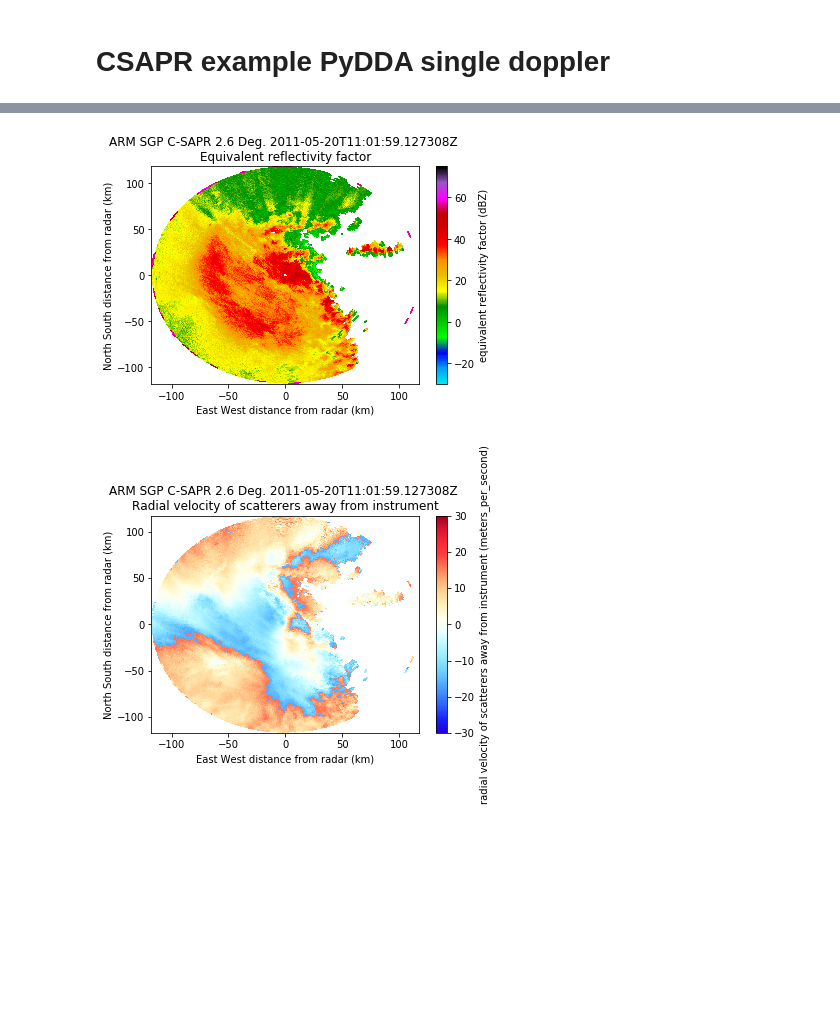
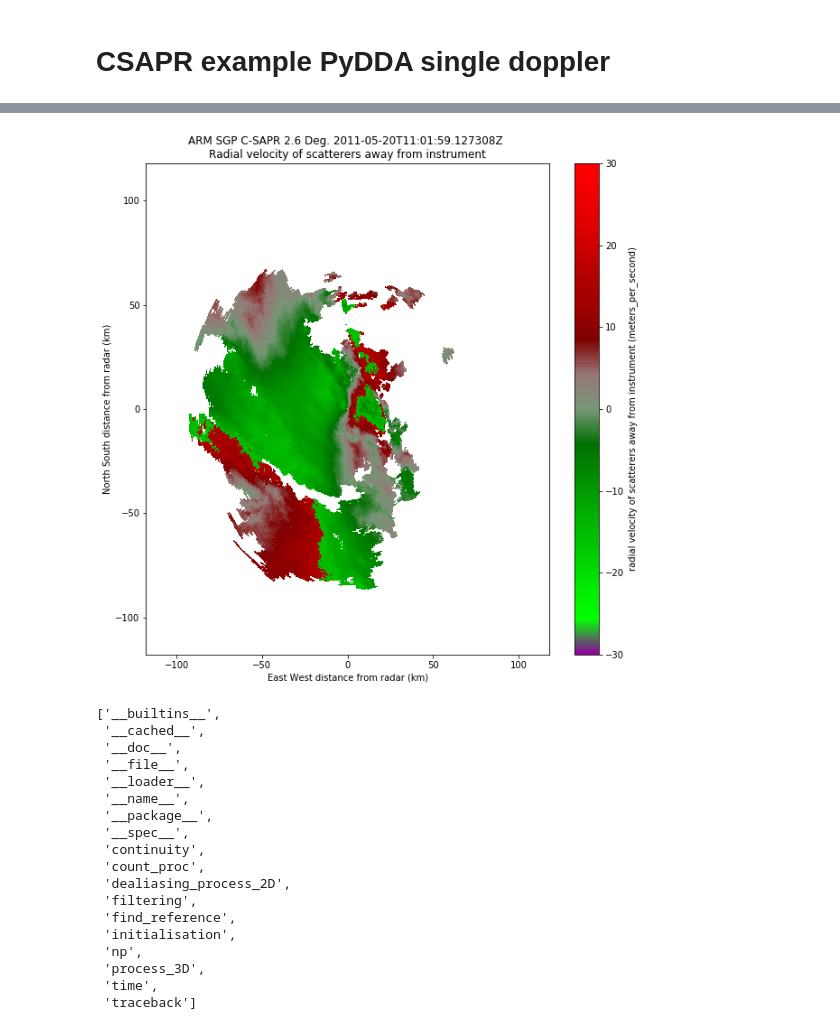
Before and after one commit to rcjackson/various_notebooks, a Jupyter notebook: PYDDA CSAPR example.ipynb, the cells around one changed output, grey strips where cells are left out. Saved outputs shown, nothing was run; the diff lists cells and outputs as text; code cells hidden in the pictures; blank space fills up the shorter version.

```diff
--- a/PYDDA CSAPR example.ipynb
+++ b/PYDDA CSAPR example.ipynb
@@ -31,9 +42,16 @@ azimuth:
         instrument_name: ARM SGP C-SAPR
 # %%
 display = pyart.graph.RadarDisplay(xsapr)
+# %%
+gate_number = np.tile(np.arange(0, xsapr.ngates), (xsapr.nrays,1))
+xsapr.add_field_like('normalized_coherent_power', 'gate_number', gate_number)
 # %%
 gatefilter = pyart.filters.GateFilter(xsapr)
 vel_texture = pyart.retrieve.calculate_velocity_texture(xsapr)
 xsapr.add_field('velocity_texture', vel_texture, replace_existing=True)
-#gatefilter.exclude_below('normalized_coherent_power',0.5)
+gatefilter.exclude_below('normalized_coherent_power',0.9)
 gatefilter.exclude_above('velocity_texture', 4)
+gatefilter = pyart.correct.despeckle_field(xsapr, 'reflectivity', gatefilter=gatefilter, size=100)
+
+gatefilter_reflectivity = pyart.filters.GateFilter(xsapr)
+gatefilter_reflectivity.exclude_above('gate_number', 950)
@@ -46,9 +83,27 @@ plt.plot(hist[1:], bins)
 # %%
-display.plot_ppi('reflectivity', gatefilter=gatefilter, sweep=3)
+plt.figure(figsize=(10,10))
+display.plot_ppi('velocity', gatefilter=gatefilter, sweep=3, cmap='pyart_NWSVel')
 # %% [output]
-[figure, old version]
+[figure, new version]
-# %%
-display.plot_ppi('velocity', gatefilter=gatefilter, sweep=3)
-# %% [output]
-[figure, removed]
+# %%
+dir(dealias)
+# %% [output]
+['__builtins__',
+ '__cached__',
+ '__doc__',
+ '__file__',
+ '__loader__',
+ '__name__',
+ '__package__',
+ '__spec__',
+ 'continuity',
+ 'count_proc',
+ 'dealiasing_process_2D',
+ 'filtering',
+ 'find_reference',
+ 'initialisation',
+ 'np',
+ 'process_3D',
+ 'time',
+ 'traceback']
 # %%
```
Also changed, not shown: parts of 33 cells of this notebook, 5 other files.
